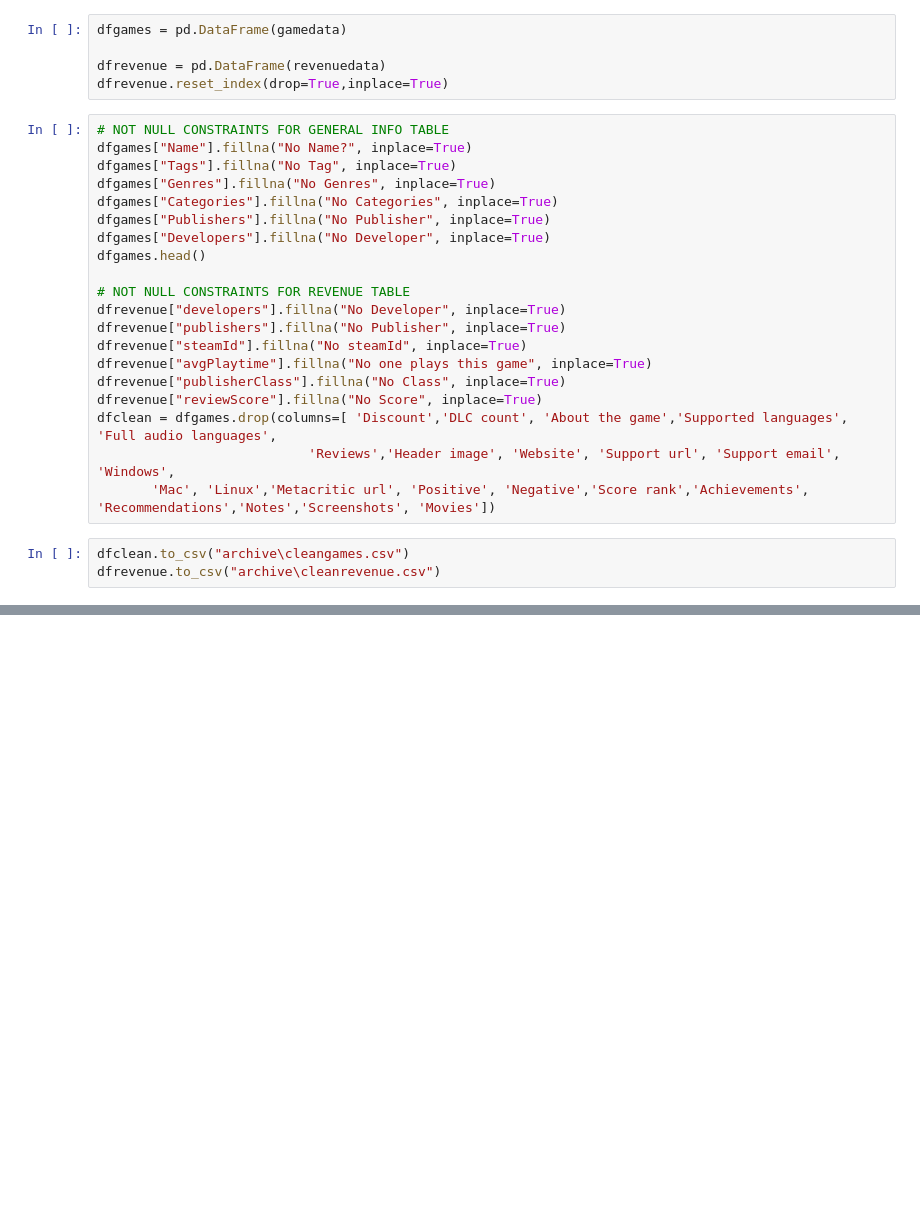
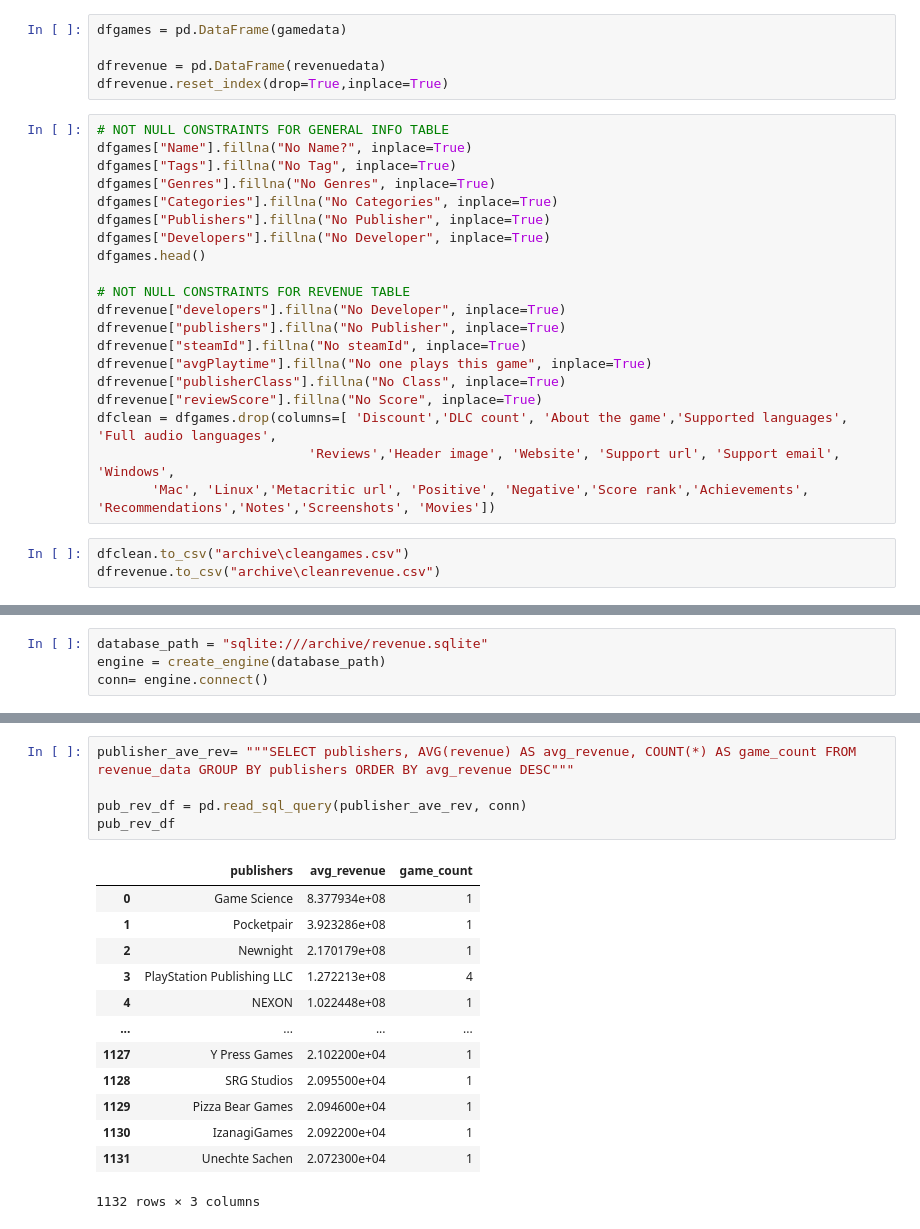
Before and after one commit to Tserrof7/Project_3_Repo, a Jupyter notebook: Project3_Notebook.ipynb, the cells around one changed output, grey strips where cells are left out. Saved outputs shown, nothing was run; the diff lists cells and outputs as text; blank space fills up the shorter version.

```diff
--- a/Project3_Notebook.ipynb
+++ b/Project3_Notebook.ipynb
@@ -48,0 +39,4 @@ Index(['name', 'releaseDate', 'copiesSold', 'price', 'revenue', 'avgPlaytime',
+# %%
+database_path = "sqlite:///archive/revenue.sqlite"
+engine = create_engine(database_path)
+conn= engine.connect()
@@ -48,0 +144,19 @@ Index(['name', 'releaseDate', 'copiesSold', 'price', 'revenue', 'avgPlaytime',
+# %%
+publisher_ave_rev= """SELECT publishers, AVG(revenue) AS avg_revenue, COUNT(*) AS game_count FROM revenue_data GROUP BY publishers ORDER BY avg_revenue DESC"""
+
+pub_rev_df = pd.read_sql_query(publisher_ave_rev, conn)
+pub_rev_df
+# %% [output]
+|  | publishers | avg_revenue | game_count |
+| 0 | Game Science | 8.377934e+08 | 1 |
+| 1 | Pocketpair | 3.923286e+08 | 1 |
+| 2 | Newnight | 2.170179e+08 | 1 |
+| 3 | PlayStation Publishing LLC | 1.272213e+08 | 4 |
+| 4 | NEXON | 1.022448e+08 | 1 |
+| ... | ... | ... | ... |
+| 1127 | Y Press Games | 2.102200e+04 | 1 |
+| 1128 | SRG Studios | 2.095500e+04 | 1 |
+| 1129 | Pizza Bear Games | 2.094600e+04 | 1 |
+| 1130 | IzanagiGames | 2.092200e+04 | 1 |
+| 1131 | Unechte Sachen | 2.072300e+04 | 1 |
+1132 rows × 3 columns
```
Also changed, not shown: parts of 6 cells of this notebook, 4 other files.
